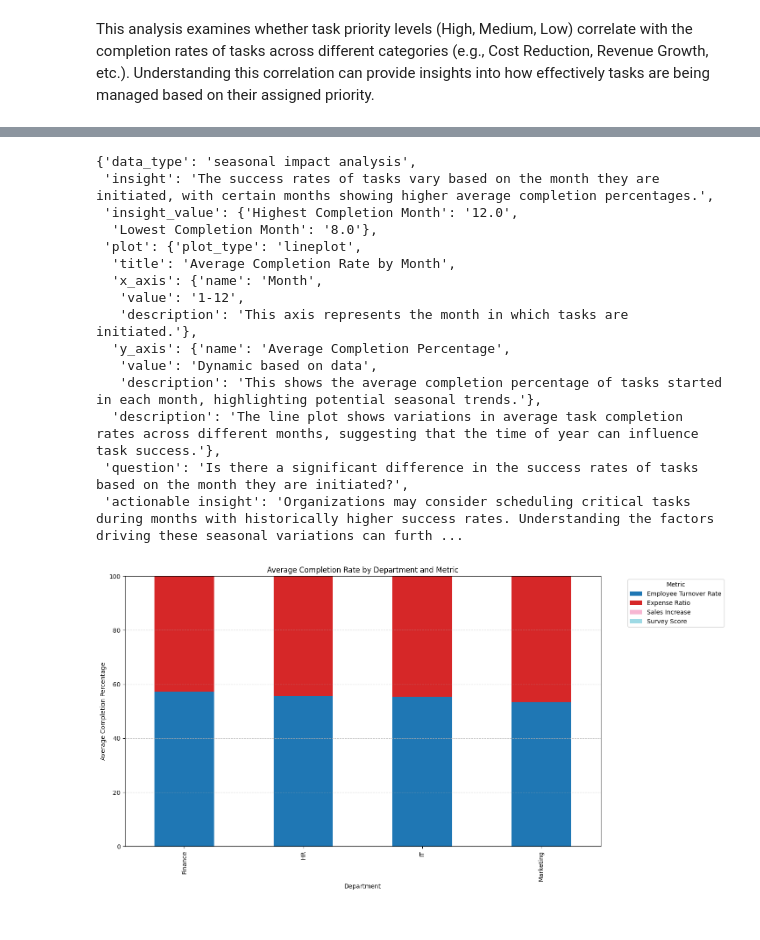
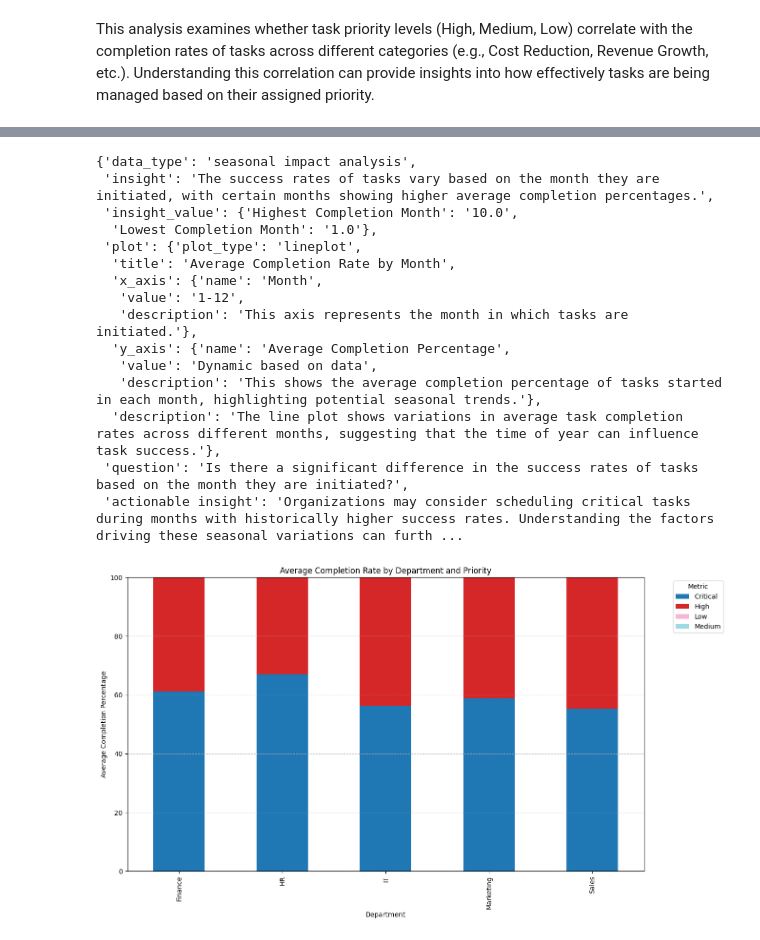
Before and after one commit to ServiceNow/insight-bench, a Jupyter notebook: data/notebooks/flag-36.ipynb, the cells around one changed output, grey strips where cells are left out. Drawn from its saved outputs; the diff is of its cells as text; code cells hidden in the pictures.

```diff
--- a/data/notebooks/flag-36.ipynb
+++ b/data/notebooks/flag-36.ipynb
@@ -289,34 +261,24 @@ plt.show()
 # %%
-{
-    'data_type': 'seasonal impact analysis',
-    'insight': 'The success rates of tasks vary based on the month they are initiated, with certain months showing higher average completion percentages.',
-    'insight_value': {
-        'Highest Completion Month': f"{avg_completion_by_month.iloc[avg_completion_by_month['percent_complete'].idxmax()]['start_date']}",
-        'Lowest Completion Month': f"{avg_completion_by_month.iloc[avg_completion_by_month['percent_complete'].idxmin()]['start_date']}"
-    },
-    'plot': {
-        'plot_type': 'lineplot',
-        'title': 'Average Completion Rate by Month',
-        'x_axis': {
-            'name': 'Month',
-            'value': '1-12',
-            'description': 'This axis represents the month in which tasks are initiated.'
-        },
-        'y_axis': {
-            'name': 'Average Completion Percentage',
-            'value': 'Dynamic based on data',
-            'description': 'This shows the average completion percentage of tasks started in each month, highlighting potential seasonal trends.'
-        },
-        'description': 'The line plot shows variations in average task completion rates across different months, suggesting that the time of year can influence task success.'
-    },
-    'question': 'Is there a significant difference in the success rates of tasks based on the month they are initiated?',
-    'actionable insight': 'Organizations may consider scheduling critical tasks during months with historically higher success rates. Understanding the factors driving these seasonal variations can further optimize task scheduling.'
-}
+{'data_type': 'seasonal impact analysis',
+ 'insight': 'The success rates of tasks vary based on the month they are initiated, with certain months showing higher average completion percentages.',
+ 'insight_value': {'Highest Completion Month': '10.0',
+  'Lowest Completion Month': '1.0'},
+ 'plot': {'plot_type': 'lineplot',
+  'title': 'Average Completion Rate by Month',
+  'x_axis': {'name': 'Month',
+   'value': '1-12',
+   'description': 'This axis represents the month in which tasks are initiated.'},
+  'y_axis': {'name': 'Average Completion Percentage',
+   'value': 'Dynamic based on data',
+   'description': 'This shows the average completion percentage of tasks started in each month, highlighting potential seasonal trends.'},
+  'description': 'The line plot shows variations in average task completion rates across different months, suggesting that the time of year can influence task success.'},
+ 'question': 'Is there a significant difference in the success rates of tasks based on the month they are initiated?',
+ 'actionable insight': 'Organizations may consider scheduling critical tasks during months with historically higher success rates. Understanding the factors driving these seasonal variations can further optimize task scheduling.'}
 # %% [output]
 {'data_type': 'seasonal impact analysis',
  'insight': 'The success rates of tasks vary based on the month they are initiated, with certain months showing higher average completion percentages.',
- 'insight_value': {'Highest Completion Month': '12.0',
-  'Lowest Completion Month': '8.0'},
+ 'insight_value': {'Highest Completion Month': '10.0',
+  'Lowest Completion Month': '1.0'},
  'plot': {'plot_type': 'lineplot',
   'title': 'Average Completion Rate by Month',
   'x_axis': {'name': 'Month',
@@ -330,20 +292,20 @@ plt.show()
  'actionable insight': 'Organizations may consider scheduling critical tasks during months with historically higher success rates. Understanding the factors driving these seasonal variations can furth ...
 # %%
 # Calculate the average percent_complete by department and metric
-avg_completion_by_dept_metric = df.groupby(['department', 'metric'])['percent_complete'].mean().unstack().reset_index()
+avg_completion_by_dept_metric = df.groupby(['department', 'priority'])['percent_complete'].mean().unstack().reset_index()
 
 # Plot the average completion by department and metric
 plt.figure(figsize=(14, 8))
 avg_completion_by_dept_metric.set_index('department').plot(kind='bar', stacked=True, colormap='tab20', ax=plt.gca())
-plt.title('Average Completion Rate by Department and Metric')
+plt.title('Average Completion Rate by Department and Priority')
 plt.xlabel('Department')
 plt.ylabel('Average Completion Percentage')
 plt.ylim(0, 100)
 plt.grid(True, axis='y', linestyle='--', alpha=0.7)
 plt.legend(title='Metric', bbox_to_anchor=(1.05, 1), loc='upper left')
 plt.show()
 # %% [output]
-[figure, old version]
+[figure, new version]
 # %%
 {
     'data_type': 'departmental performance analysis',
```
Also changed, not shown: parts of 10 cells of this notebook, 7 other files.
